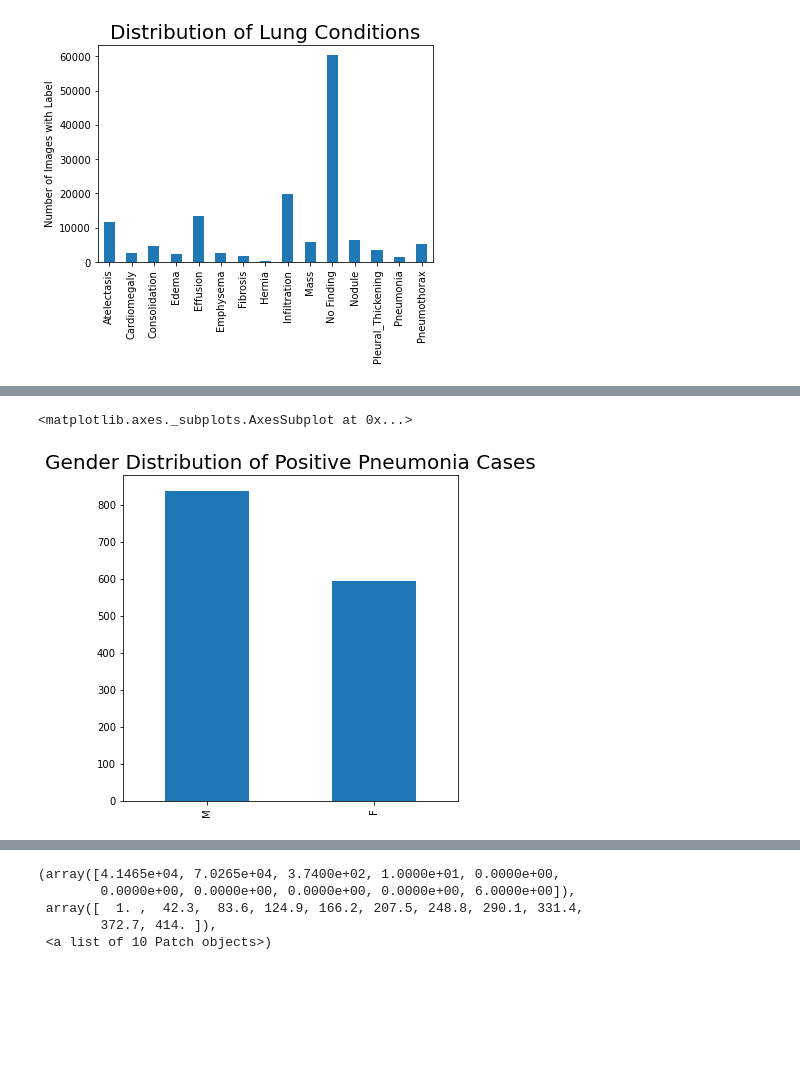
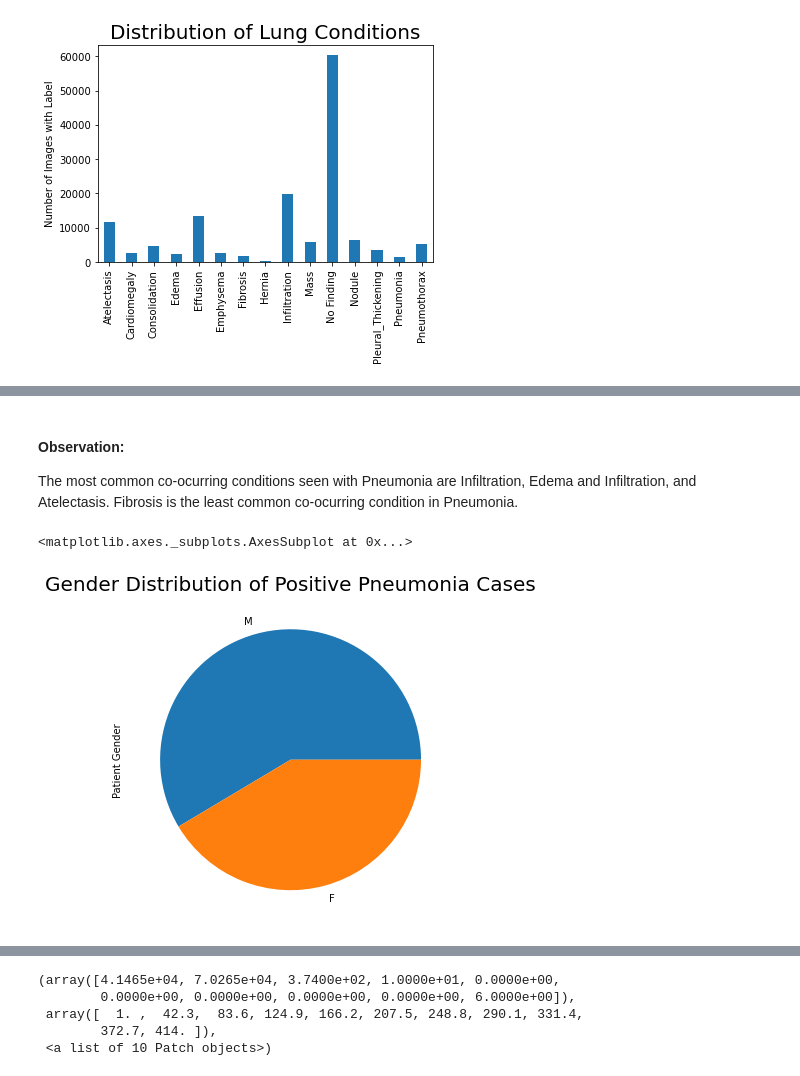
Before and after one commit to Danieldacruz7/Pneumonia-Detection-From-Chest-X-Rays, a Jupyter notebook: EDA.ipynb, the cells around one changed output, grey strips where cells are left out. Cells and saved outputs as stored; diff of their text form; code cells hidden in the pictures; blank space fills up the shorter version.

```diff
--- a/EDA.ipynb
+++ b/EDA.ipynb
@@ -92,7 +95,10 @@ all_xray_df[all_xray_df.Pneumonia==1]['Finding Labels'].value_counts()[0:30].plo
+# %% [markdown]
+#### Observation:
+The most common co-ocurring conditions seen with Pneumonia are Infiltration, Edema and Infiltration, and Atelectasis. Fibrosis is the least common co-ocurring condition in Pneumonia.
 # %%
 plt.figure(figsize=(6,6))
 plt.title("Gender Distribution of Positive Pneumonia Cases", size = 20)
-all_xray_df[all_xray_df.Pneumonia == 1]['Patient Gender'].value_counts().plot(kind='bar')
+all_xray_df[all_xray_df.Pneumonia == 1]['Patient Gender'].value_counts().plot(kind='pie')
 # %% [output]
 <matplotlib.axes._subplots.AxesSubplot at 0x...>
-[figure, old version]
+[figure, new version]
```
Also changed, not shown: parts of 18 cells of this notebook, 2 other files.
